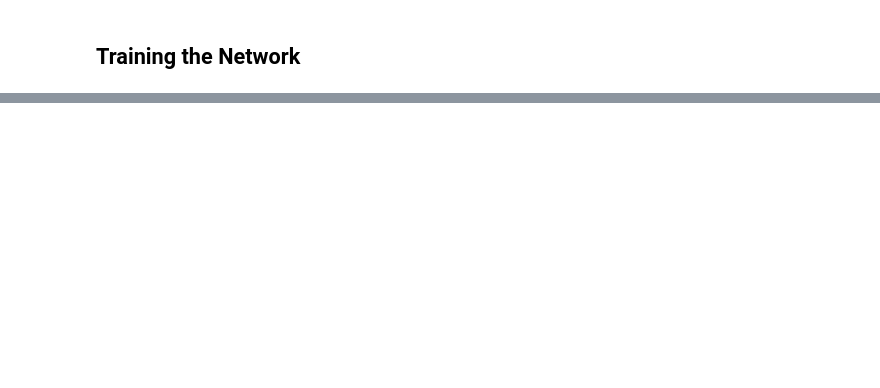
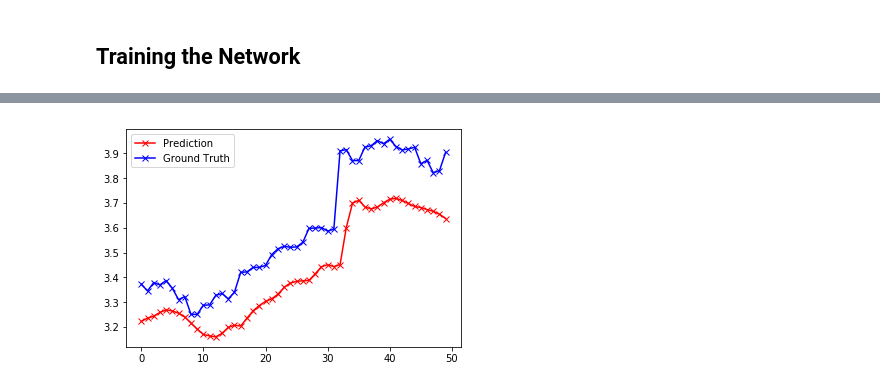
Before and after one commit to golden-dawn/python, a Jupyter notebook: stx_ml.ipynb, the cells around one changed output, grey strips where cells are left out. Saved outputs shown, nothing was run; the diff lists cells and outputs as text; code cells hidden in the pictures; blank space fills up the shorter version.

```diff
--- a/stx_ml.ipynb
+++ b/stx_ml.ipynb
@@ -212,0 +216,7 @@ plt2.show()
+# %%
+plt2.plot(pred[100:150], color='red', marker='x', label='Prediction')
+plt2.plot(y_test[100:150], color='blue', marker='x', label='Ground Truth')
+plt2.legend(loc='upper left')
+plt2.show()
+# %% [output]
+[figure, added]
```
Also changed, not shown: parts of 11 cells of this notebook.
